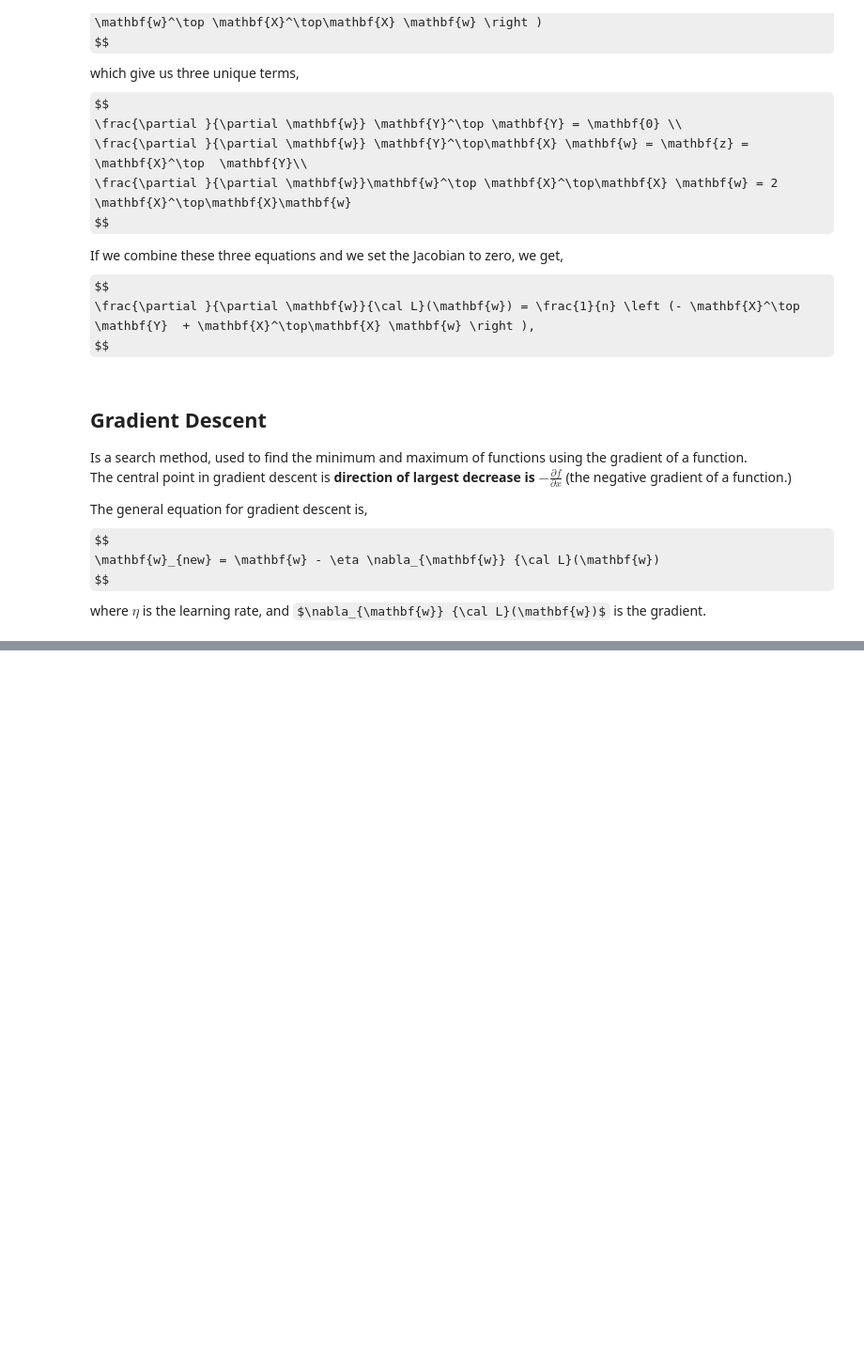
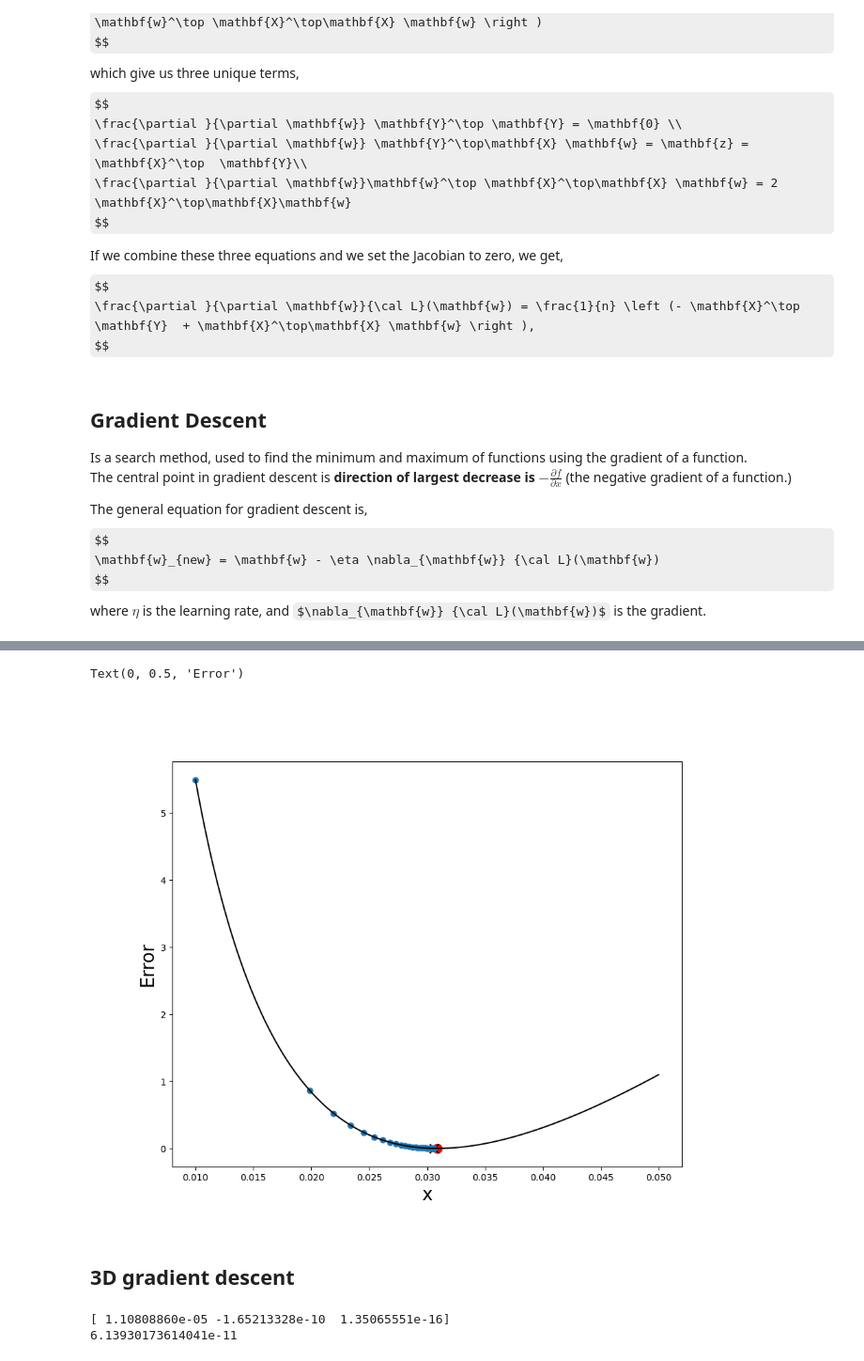
Before and after one commit to ChemAI-Lab/Math4Chem, a Jupyter notebook: website/Lecture_Notes/Coding/nonlinear_equations.ipynb, the cells around one changed output, grey strips where cells are left out. Shown at 94% size. Drawn from its saved outputs; the diff is of its cells as text; code cells hidden in the pictures; some formulas as TeX source; blank space fills up the shorter version.

```diff
--- a/website/Lecture_Notes/Coding/nonlinear_equations.ipynb
+++ b/website/Lecture_Notes/Coding/nonlinear_equations.ipynb
@@ -264,0 +270,25 @@ plt.tight_layout()
+# %%
+def f(x):
+    z = 2*np.log(2*x) - np.log(1-x) - np.log(1-3*x)
+    return z
+
+def df_dx(x):
+    dz = 4/(2*x)+1/(1-x)+9/(1-3*x)
+    return dz
+
+def error_function(x,k):
+    return (f(x) - k)**2
+
+def gradient_error_function(x,k):
+    return -2*(k-f(x))*df_dx(x)
+# %%
+x0 = 0.01 # and x = 0.1
+eta = 1E-5
+ln_k = np.log(4.34E-3)
+x0_trj = np.array(x0)
+for i in range(30):
+    dx0 = gradient_error_function(x0,ln_k)
+    e = error_function(x0, ln_k)
+    print(f'Iteration {i+1}, x={x0:.5f}, f(x)={f(x0):.5f}, e={e:.5f}')
+    x0 = x0 - eta * dx0
+    x0_trj = np.append(x0_trj, x0)
@@ -264,0 +313,21 @@ plt.tight_layout()
+# %%
+x_grid = np.linspace(0.01,0.05,1000)
+error_grid = error_function(x_grid,ln_k)
+x_opt = x_grid[np.argmin(error_grid)]
+
+
+plt.figure(figsize=(10,8))
+plt.clf()
+plt.plot(x_grid, error_grid, c='k')
+plt.scatter(x_opt, error_function(x_opt,ln_k), c='r', marker='o', s=100)
+plt.scatter(x0, error_function(x0,ln_k), c='k', marker='x', s=100)
+plt.scatter(x0_trj, error_function(x0_trj,ln_k))
+
+# plt.xscale('log')
+plt.xlabel('x',fontsize=20)
+plt.ylabel('Error', fontsize=20)
+# %% [output]
+Text(0, 0.5, 'Error')
+[figure, added]
+# %% [markdown]
+## 3D gradient descent
@@ -264,0 +380,11 @@ plt.tight_layout()
+# %%
+k = np.array([5.6E-2,1.5E-4,1E-14])
+m0 = 1E-4
+x0 = np.array([9.8E-5,4.99E-5,6.67E-11])
+# x0 = np.random.normal(-10,10,size=(3,))*1E-3
+
+print(f_residuals(x0, m0, k))
+print(error_function(x0, m0, k))
+# %% [output]
+[ 1.10808860e-05 -1.65213328e-10  1.35065551e-16]
+6.13930173614041e-11
```
Also changed, not shown: parts of 5 cells of this notebook.
